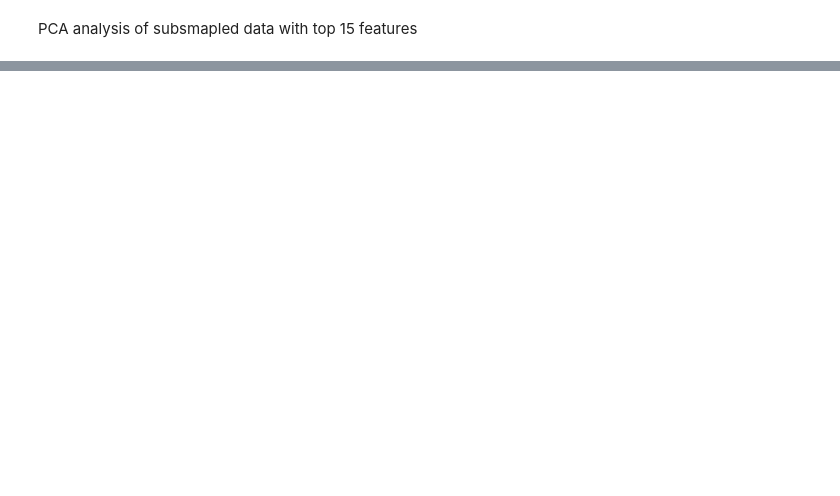
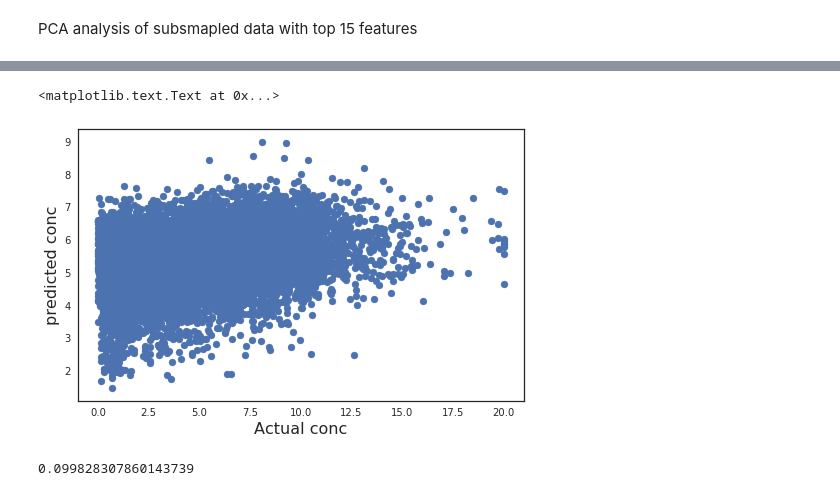
Before and after one commit to cnyambura/Protein_ML, a Jupyter notebook: Simple MPRegressor on features .ipynb, the cells around one changed output, grey strips where cells are left out. Saved outputs shown, nothing was run; the diff lists cells and outputs as text; code cells hidden in the pictures; blank space fills up the shorter version.

```diff
--- a/Simple MPRegressor on features .ipynb
+++ b/Simple MPRegressor on features .ipynb
@@ -178,0 +222,15 @@ Text(0,0.5,'PC 2 (19.2%)')
+# %%
+rf_md10 = RandomForestRegressor(n_estimators=500, oob_score=True, random_state=0, n_jobs=-1, min_samples_leaf=2, max_depth=10)
+rf_md10.fit(X_train, y_train)
+predc_test = rf_md10.predict(X_test)
+fig, xs = plt.subplots(figsize=(8,5))
+xs.scatter(y_test, predc_test)
+xs.set_ylabel('predicted conc',fontsize=16)
+xs.set_xlabel('Actual conc',fontsize=16)
+# %% [output]
+<matplotlib.text.Text at 0x...>
+[figure, added]
+# %%
+rf_md10.score(X_test,y_test)
+# %% [output]
+0.099828307860143739
```
Also changed, not shown: parts of 11 cells of this notebook.
